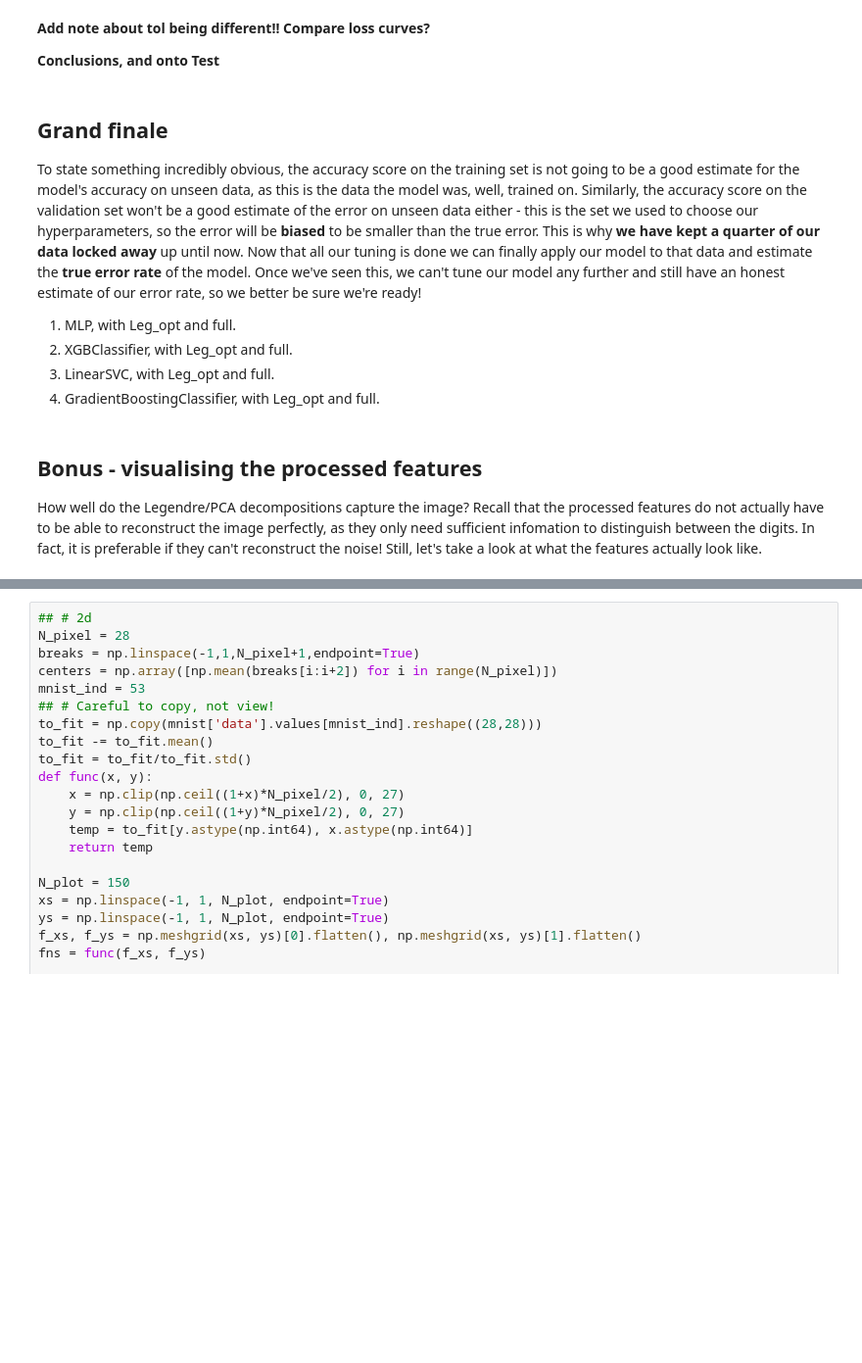
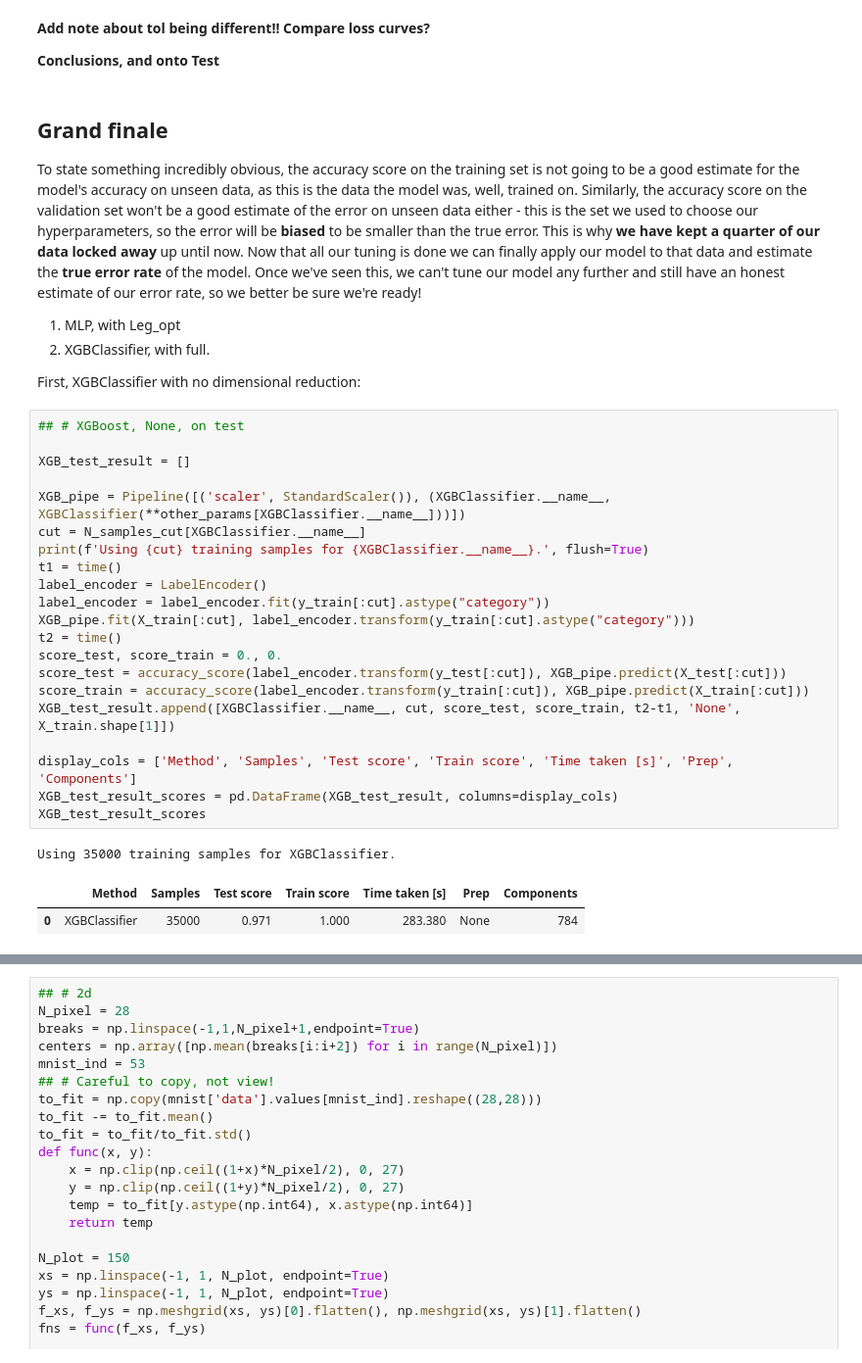
Before and after one commit to pc559/mnist_comparison, a Jupyter notebook: mnist_compare.ipynb, the cells around one changed output, grey strips where cells are left out. Shown: that part at 98% size. Cells and saved outputs as stored; diff of their text form; blank space fills up the shorter version.

Commit message:
Full run, with Test

```diff
--- a/mnist_compare.ipynb
+++ b/mnist_compare.ipynb
@@ -640,16 +640,32 @@ This is why **we have kept a quarter of our data locked away** up until now. Now
 we can finally apply our model to that data and estimate the **true error rate** of the model.
 Once we've seen this, we can't tune our model any further and still have an honest estimate of our error rate, so we better be sure we're ready!
 
-1. MLP, with Leg_opt and full.
-2. XGBClassifier, with Leg_opt and full.
-3. LinearSVC, with Leg_opt and full.
-4. GradientBoostingClassifier, with Leg_opt and full.
+1. MLP, with Leg_opt
+2. XGBClassifier, with full.
+
+First, XGBClassifier with no dimensional reduction:
-# %% [markdown]
-Bonus - visualising the processed features
----
-
-How well do the Legendre/PCA decompositions capture the image?
-Recall that the processed features do not actually have to be able to reconstruct the image perfectly,
-as they only need sufficient infomation to distinguish between the digits. In fact, it is
-preferable if they can't reconstruct the noise!
-Still, let's take a look at what the features actually look like.
+# %%
+## # XGBoost, None, on test
+
+XGB_test_result = []
+
+XGB_pipe = Pipeline([('scaler', StandardScaler()), (XGBClassifier.__name__, XGBClassifier(**other_params[XGBClassifier.__name__]))])
+cut = N_samples_cut[XGBClassifier.__name__]
+print(f'Using {cut} training samples for {XGBClassifier.__name__}.', flush=True)
+t1 = time()
+label_encoder = LabelEncoder()
+label_encoder = label_encoder.fit(y_train[:cut].astype("category"))
+XGB_pipe.fit(X_train[:cut], label_encoder.transform(y_train[:cut].astype("category")))
+t2 = time()
+score_test, score_train = 0., 0.
+score_test = accuracy_score(label_encoder.transform(y_test[:cut]), XGB_pipe.predict(X_test[:cut]))
+score_train = accuracy_score(label_encoder.transform(y_train[:cut]), XGB_pipe.predict(X_train[:cut]))
+XGB_test_result.append([XGBClassifier.__name__, cut, score_test, score_train, t2-t1, 'None', X_train.shape[1]])
+
+display_cols = ['Method', 'Samples', 'Test score', 'Train score', 'Time taken [s]', 'Prep', 'Components']
+XGB_test_result_scores = pd.DataFrame(XGB_test_result, columns=display_cols)
+XGB_test_result_scores
+# %% [output]
+Using 35000 training samples for XGBClassifier.
+|  | Method | Samples | Test score | Train score | Time taken [s] | Prep | Components |
+| 0 | XGBClassifier | 35000 | 0.971 | 1.000 | 283.380 | None | 784 |
```
Also changed, not shown: parts of 11 cells of this notebook.
